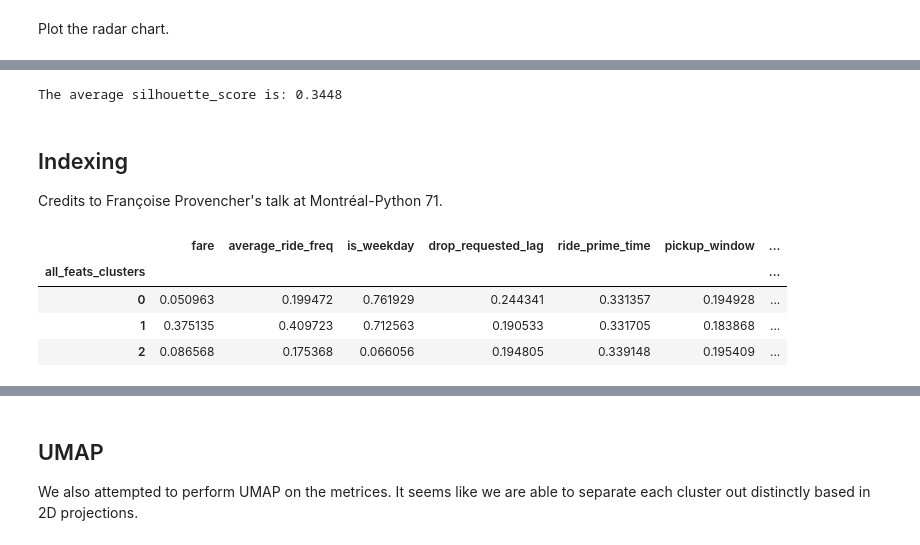
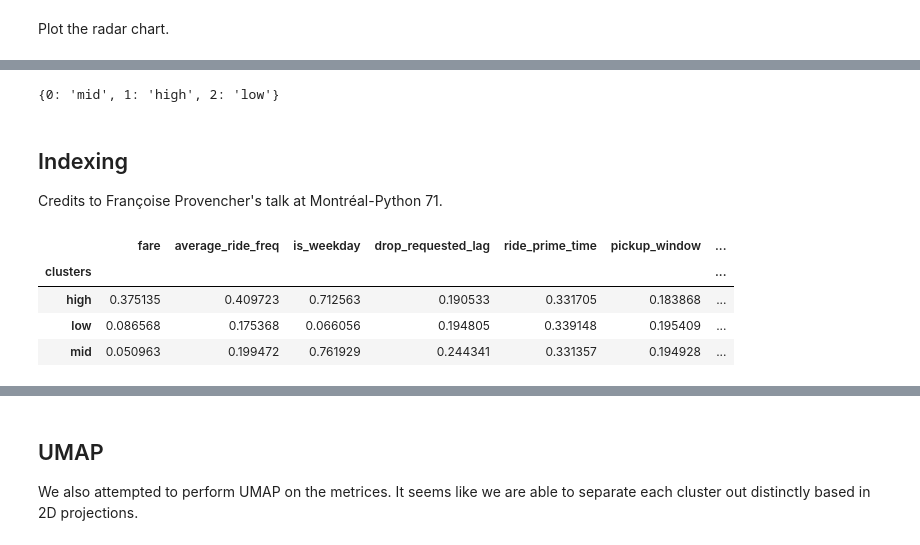
Before and after one commit to wjensheng/lyft, a Jupyter notebook: lyft_nb.ipynb, the cells around one changed output, grey strips where cells are left out. Cells and saved outputs as stored; diff of their text form; code cells hidden in the pictures.

```diff
--- a/lyft_nb.ipynb
+++ b/lyft_nb.ipynb
@@ -939,11 +1019,10 @@ Showing that using `base_metrics` already allows other features to help us predi
 # %%
-from sklearn.preprocessing import MinMaxScaler
-
-scaler = MinMaxScaler()
-
+# create another df of ltv
 scaled_ltv = ltv.copy()
 
-scaled_ltv[metrics] = scaler.fit_transform(ltv[metrics])
+# scale the metrics
+scaler = MinMaxScaler()
+scaled_ltv[metrics] = scaler.fit_transform(scaled_ltv[metrics])
 
 scaled_ltv.head()
 # %% [output]
@@ -954,40 +1033,45 @@ scaled_ltv.head()
 | 3 | 0152a2f305e71d26cc964f8d4411add9 | 191.0 | 0.256453 | 0.290780 | 0.209758 | 64.0 | 0.252848 | ... |
 | 4 | 01674381af7edd264113d4e6ed55ecda | 375.0 | 0.168032 | 0.323232 | 0.434530 | 56.0 | 0.206696 | ... |
 # %%
-CLUSTERS = 3
-
+# get the matrix of metrics values
 matrix = scaled_ltv[metrics].values
 
+# call KMeans and fit the metrics values
 kmeans = KMeans(n_clusters=CLUSTERS, init='k-means++', n_init=40)
 kmeans.fit(matrix)
 
+# predict the clusters
 clusters = kmeans.predict(matrix)
 
-print("The average silhouette_score is: {:.4f}".format(silhouette_score(matrix, clusters)))
+# assign to scaled_ltv
+scaled_ltv['clusters'] = clusters
-# %% [output]
-The average silhouette_score is: 0.3448
+# %%
+scaled_clus_labels = create_label_map(scaled_ltv)
+
+# Reverse the labels for mapping
+scaled_clus_labels = {v: k for k, v in scaled_clus_labels.items()}
+
+scaled_clus_labels
+# %% [output]
+{0: 'mid', 1: 'high', 2: 'low'}
 # %% [markdown]
 ## Indexing
 Credits to Françoise Provencher's talk at Montréal-Python 71.
 # %%
-scaled_ltv['all_feats_clusters'] = clusters
+# map back to original clusters
+scaled_ltv['clusters'] = scaled_ltv['clusters'].map(scaled_clus_labels)
 
-# map back to original clusters
-scaled_ltv['all_feats_clusters'] = scaled_ltv['all_feats_clusters'].map({0: 0,
-                                                                         1: 1,
-                                                                         2: 2})
-
-indexed = scaled_ltv.groupby('all_feats_clusters').mean()
+indexed = scaled_ltv.groupby('clusters').mean()
 
 indexed = indexed[metrics].copy()
 
 indexed
 # %% [output]
 |  | fare | average_ride_freq | is_weekday | drop_requested_lag | ride_prime_time | pickup_window | ... |
-| all_feats_clusters |  |  |  |  |  |  | ... |
-| 0 | 0.050963 | 0.199472 | 0.761929 | 0.244341 | 0.331357 | 0.194928 | ... |
-| 1 | 0.375135 | 0.409723 | 0.712563 | 0.190533 | 0.331705 | 0.183868 | ... |
-| 2 | 0.086568 | 0.175368 | 0.066056 | 0.194805 | 0.339148 | 0.195409 | ... |
+| clusters |  |  |  |  |  |  | ... |
+| high | 0.375135 | 0.409723 | 0.712563 | 0.190533 | 0.331705 | 0.183868 | ... |
+| low | 0.086568 | 0.175368 | 0.066056 | 0.194805 | 0.339148 | 0.195409 | ... |
+| mid | 0.050963 | 0.199472 | 0.761929 | 0.244341 | 0.331357 | 0.194928 | ... |
 # %%
 for metric in metrics:
     indexed[metric] = indexed[metric] - scaled_ltv[metric].mean()
```
Also changed, not shown: parts of 40 cells of this notebook.
